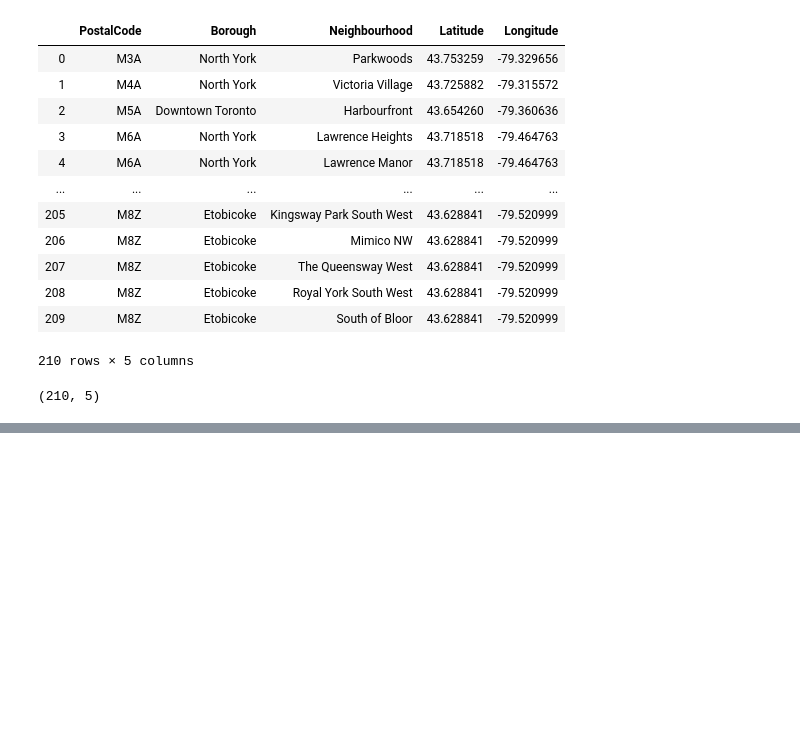
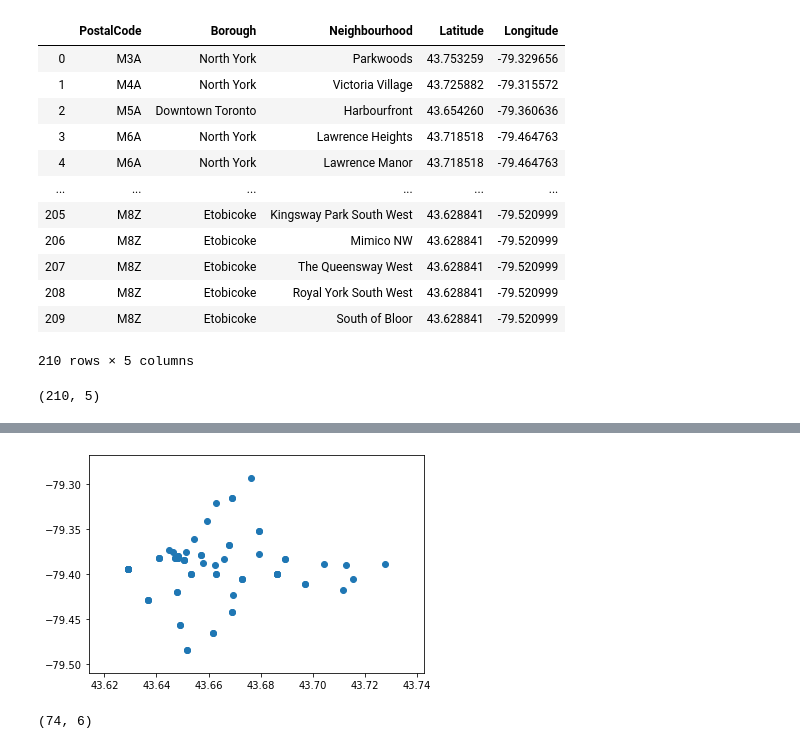
Before and after one commit to mridul-eecs/Coursera_Capstone, a Jupyter notebook: toronto_neighborhood.ipynb, the cells around one changed output, grey strips where cells are left out. Cells and saved outputs as stored; diff of their text form; code cells hidden in the pictures; blank space fills up the shorter version.

Commit message:
Stage 3: clustering and plotting on map

```diff
--- a/toronto_neighborhood.ipynb
+++ b/toronto_neighborhood.ipynb
@@ -112,0 +115,3 @@ newdf.shape
+# %%
+toronto = newdf.where(newdf['Borough'].str.contains('Toronto') ).dropna()
+toronto.head()
@@ -112,0 +125,7 @@ newdf.shape
+# %%
+import matplotlib.pyplot as plt
+
+plt.scatter(toronto['Latitude'], toronto['Longitude'])
+plt.show()
+# %% [output]
+[figure, added]
@@ -112,0 +138,4 @@ newdf.shape
+# %%
+toronto.shape
+# %% [output]
+(74, 6)
```
Also changed, not shown: parts of 5 cells of this notebook.
